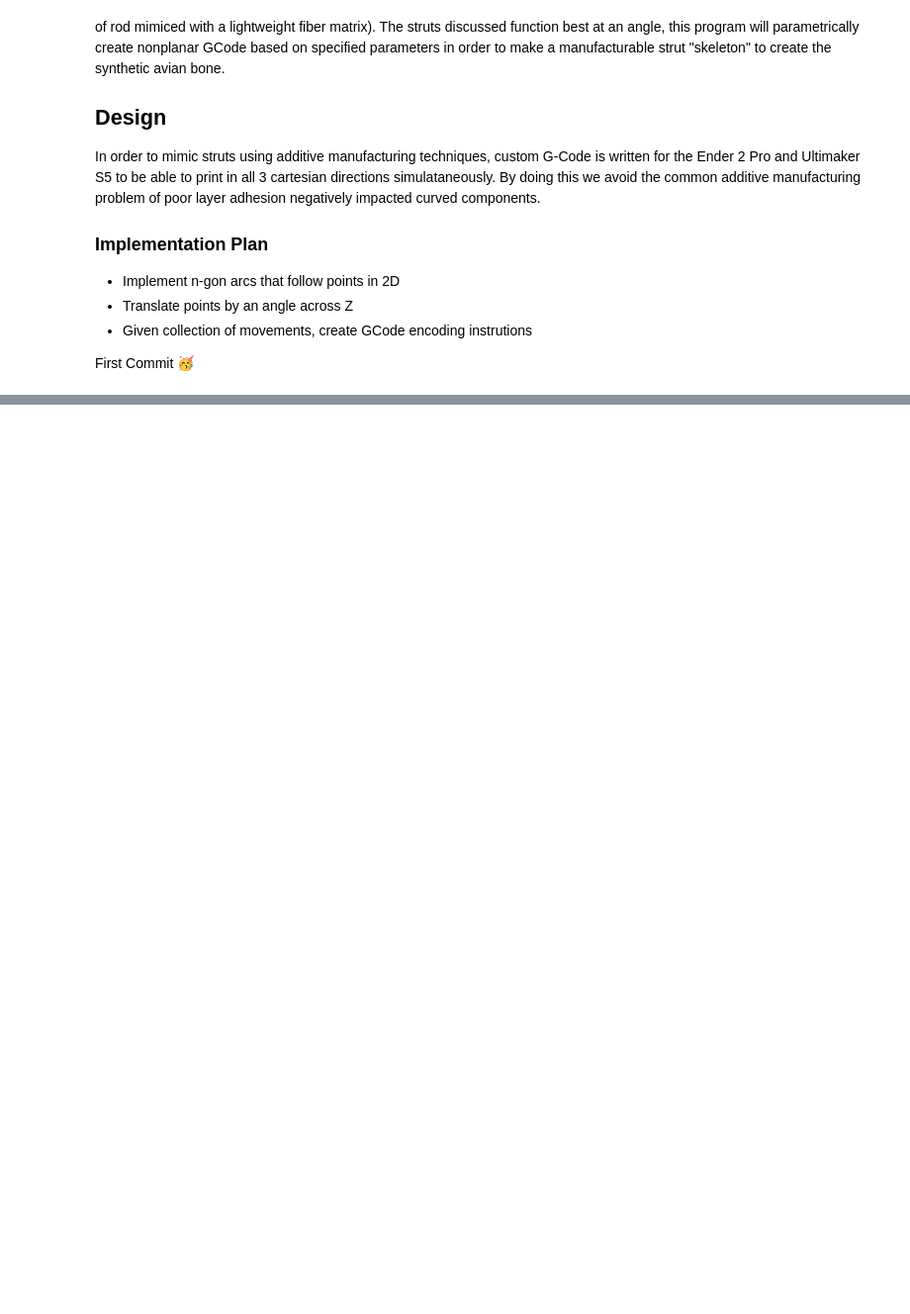
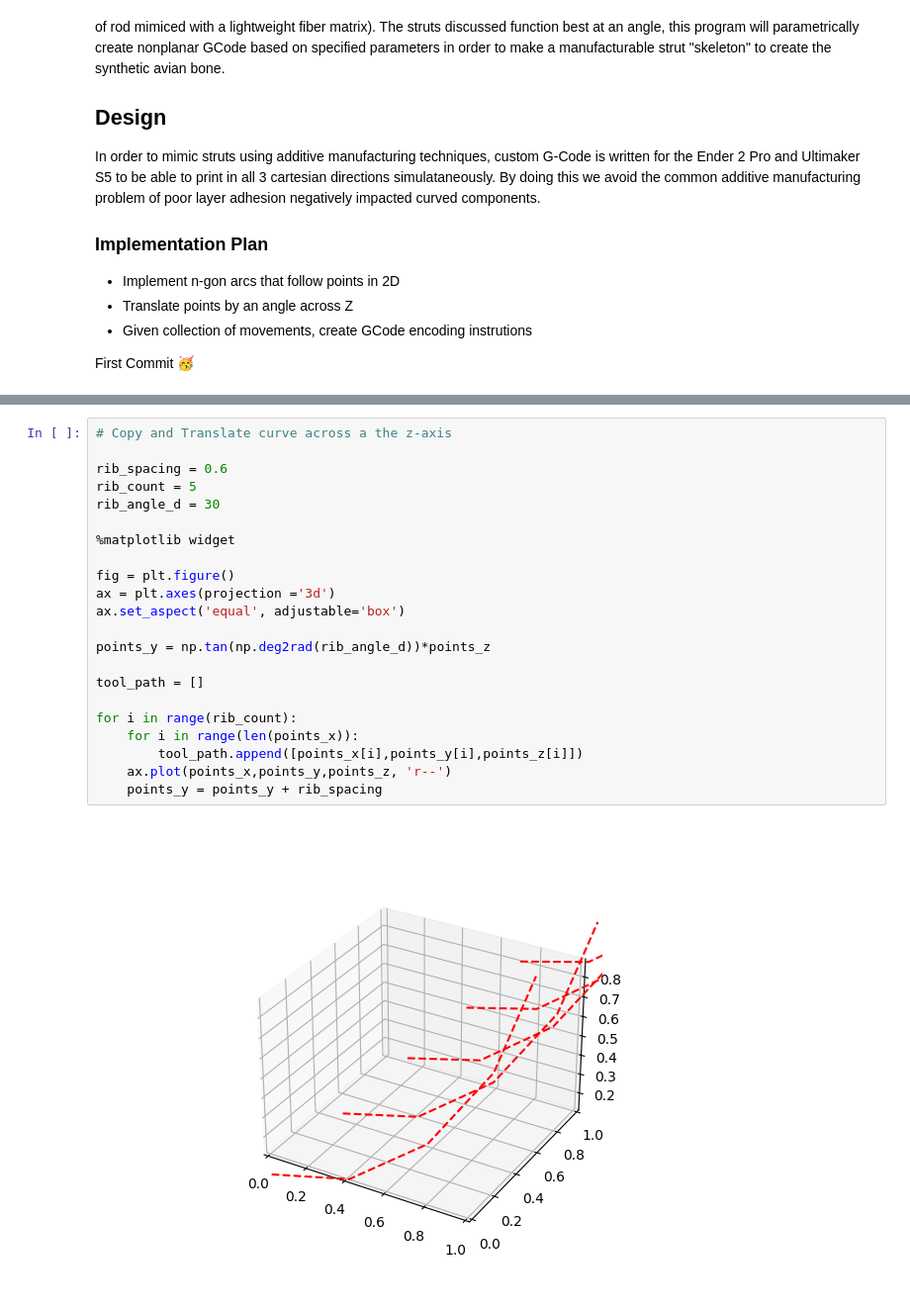
Before and after one commit to afornelas/Nonplanar-GCode, a Jupyter notebook: Nonplanar G-Code Experiment.ipynb, the cells around one changed output, grey strips where cells are left out. Shown at 99% size. Saved outputs shown, nothing was run; the diff lists cells and outputs as text; blank space fills up the shorter version.

```diff
--- a/Nonplanar G-Code Experiment.ipynb
+++ b/Nonplanar G-Code Experiment.ipynb
@@ -70,0 +97,24 @@ Text(0, 0.5, 'z-axis')
+# %%
+# Copy and Translate curve across a the z-axis
+
+rib_spacing = 0.6
+rib_count = 5
+rib_angle_d = 30
+
+%matplotlib widget
+
+fig = plt.figure()
+ax = plt.axes(projection ='3d')
+ax.set_aspect('equal', adjustable='box')
+
+points_y = np.tan(np.deg2rad(rib_angle_d))*points_z
+
+tool_path = []
+
+for i in range(rib_count):
+    for i in range(len(points_x)):
+        tool_path.append([points_x[i],points_y[i],points_z[i]])
+    ax.plot(points_x,points_y,points_z, 'r--')
+    points_y = points_y + rib_spacing
+# %% [output]
+[figure, added]
```
Also changed, not shown: parts of 9 cells of this notebook.
